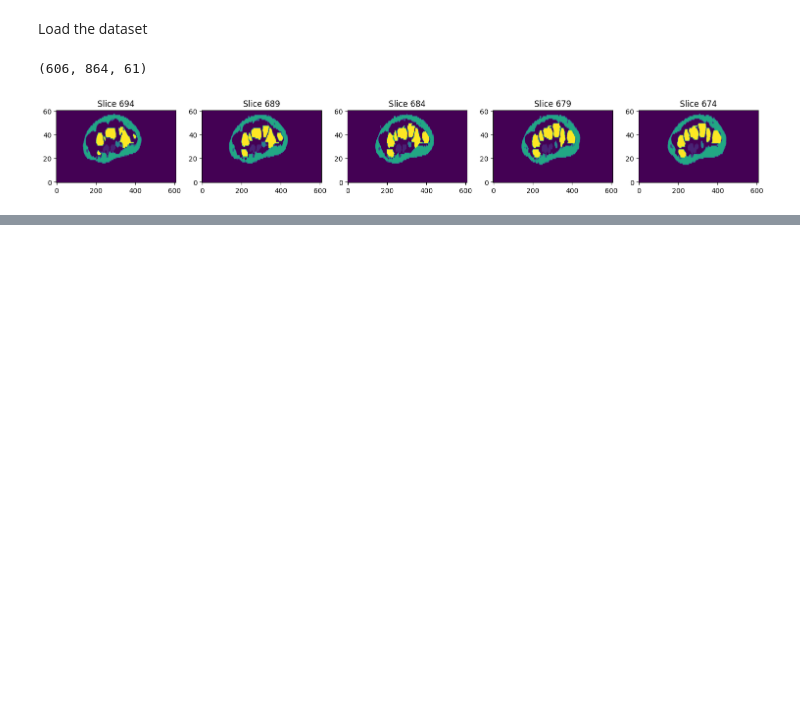
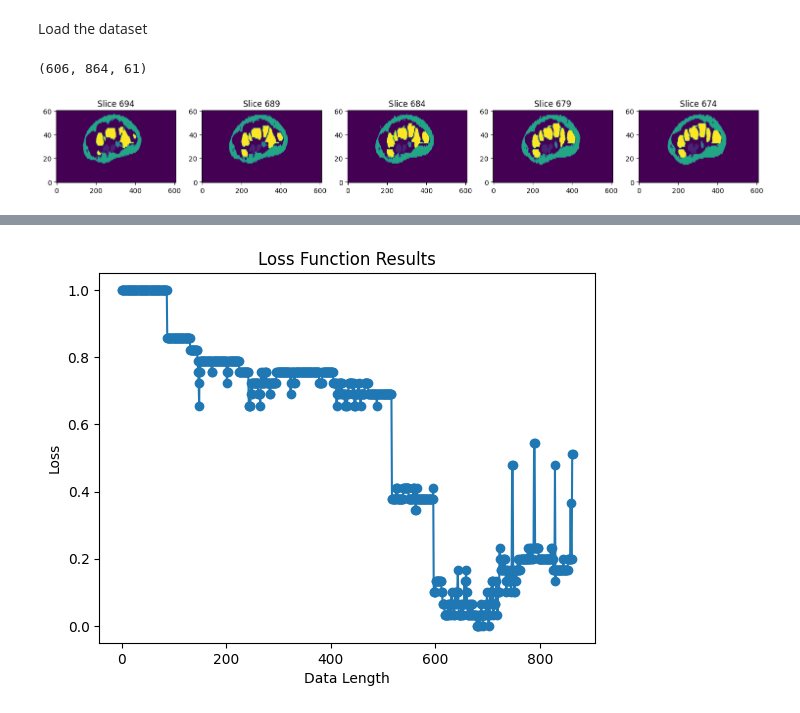
Before and after one commit to carlocagnetta/robotic_nerve_us, a Jupyter notebook: nibabel_visualization/linear_sweep_search.ipynb, the cells around one changed output, grey strips where cells are left out. Saved outputs shown, nothing was run; the diff lists cells and outputs as text; code cells hidden in the pictures; blank space fills up the shorter version.

Commit message:
Deine loss function and run a linear sweep

```diff
--- a/nibabel_visualization/linear_sweep_search.ipynb
+++ b/nibabel_visualization/linear_sweep_search.ipynb
@@ -97,0 +289,5 @@ Center of ulnar a/n cluster 0: (267.5833333333333, 22.25)
+# %%
+sweep_loss = []
+
+for i in range(mri_1_label_data.shape[1]):
+    sweep_loss.append(loss_fct(tissues, mri_1_label_data[:, i, :]))
@@ -97,0 +312,13 @@ Center of ulnar a/n cluster 0: (267.5833333333333, 22.25)
+# %%
+# Plot the loss results over the length of the data
+plt.plot(range(len(sweep_loss)), sweep_loss, marker='o')
+
+# Add labels and title
+plt.xlabel('Data Length')
+plt.ylabel('Loss')
+plt.title('Loss Function Results')
+
+# Show the plot
+plt.show()
+# %% [output]
+[figure, added]
```
Also changed, not shown: parts of 17 cells of this notebook.
